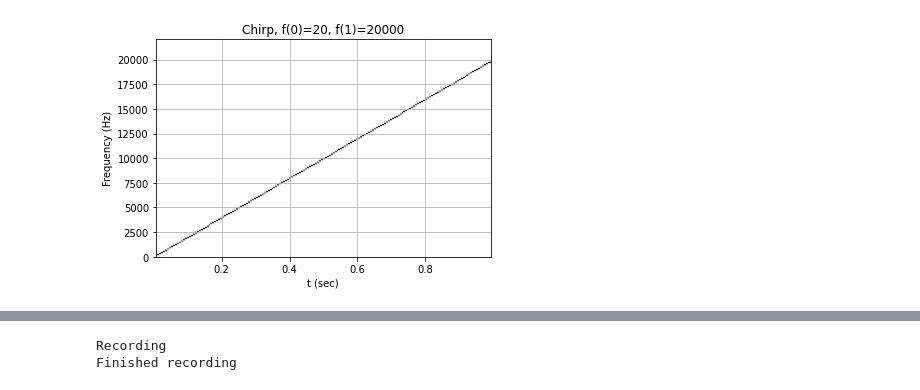
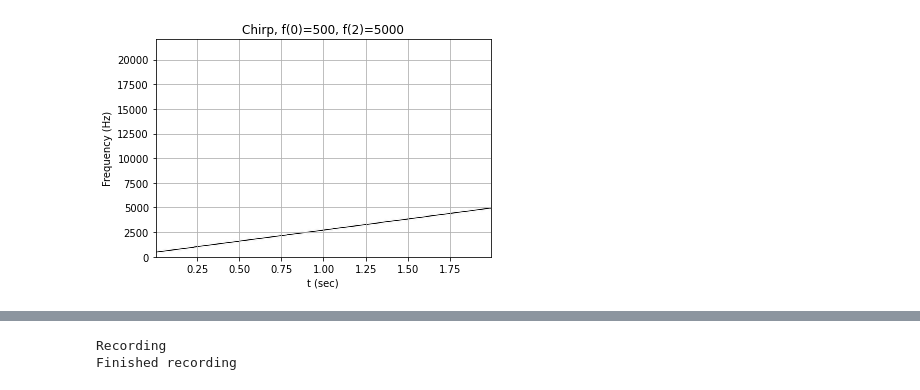
Before and after one commit to adamg-97/GF3-audio-modem, a Jupyter notebook: Audio.ipynb, the cells around one changed output, grey strips where cells are left out. Drawn from its saved outputs; the diff is of its cells as text; code cells hidden in the pictures.

```diff
--- a/Audio.ipynb
+++ b/Audio.ipynb
@@ -3,20 +4,20 @@ from audio import *
 # %%
 fs = 44100
-T = 1
+T = 2
 record_time = 10
-f0 = 20
-f1 = 20000
+f0 = 500
+f1 = 5000
 
 t = np.linspace(0, T, T*fs)
-w = chirp(t, f0=f0, f1=f1, t1=T, method='linear')
+fsweep = chirp(t, f0=f0, f1=f1, t1=T, method='linear')
 
-ff, tt, Sxx = spectrogram(w, fs=fs, noverlap=256, nperseg=512,nfft=2048)
+ff, tt, Sxx = spectrogram(fsweep, fs=fs, noverlap=256, nperseg=512,nfft=2048)
 plt.pcolormesh(tt, ff, Sxx, cmap='gray_r')
 plt.title('Chirp, f(0)={}, f({})={}'.format(f0,T,f1))
 plt.xlabel('t (sec)')
 plt.ylabel('Frequency (Hz)')
 plt.grid()
 plt.show()
 # %% [output]
-[figure, old version]
+[figure, new version]
 # %%
```
Also changed, not shown: parts of 6 cells of this notebook, 1 other file.
